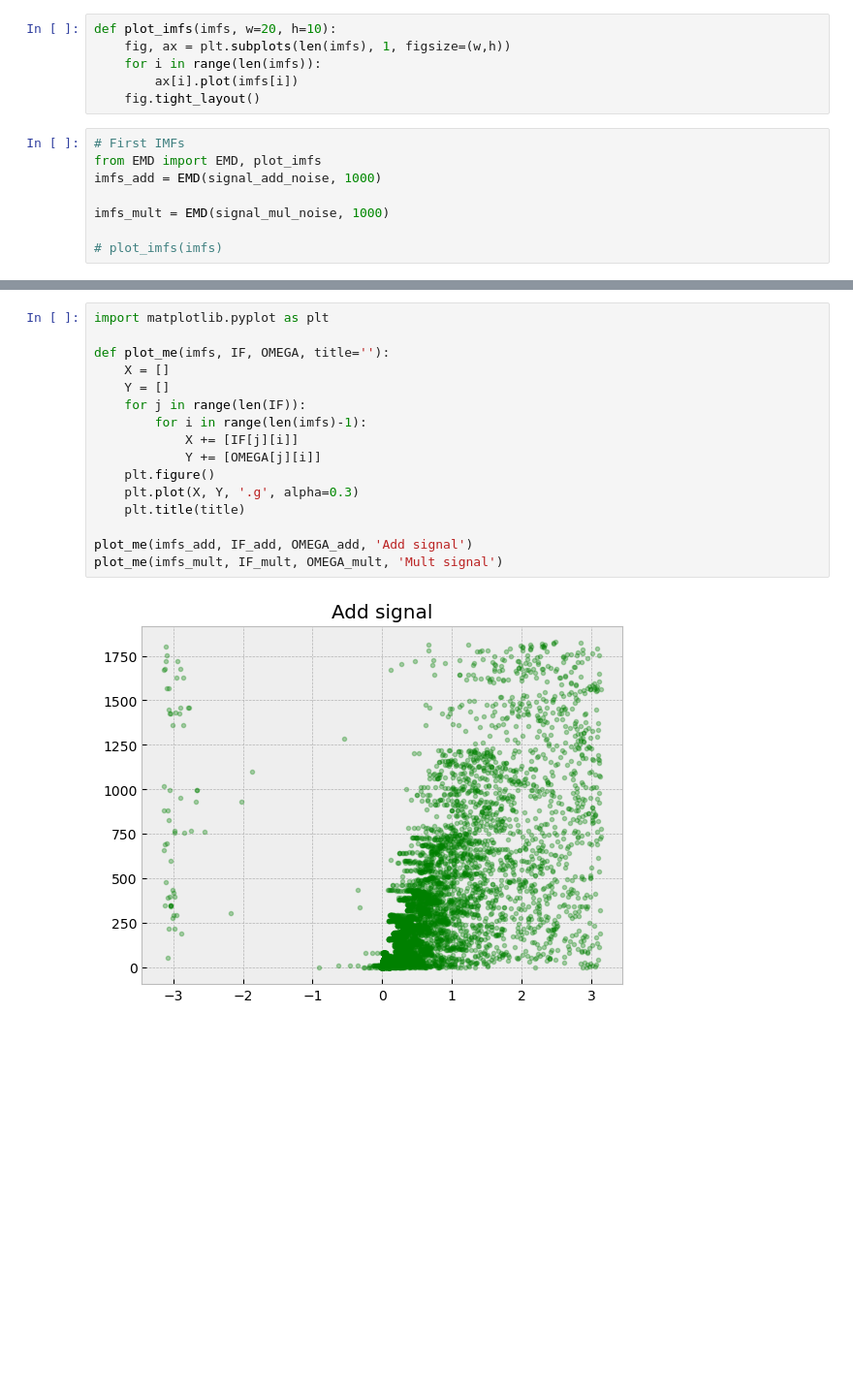
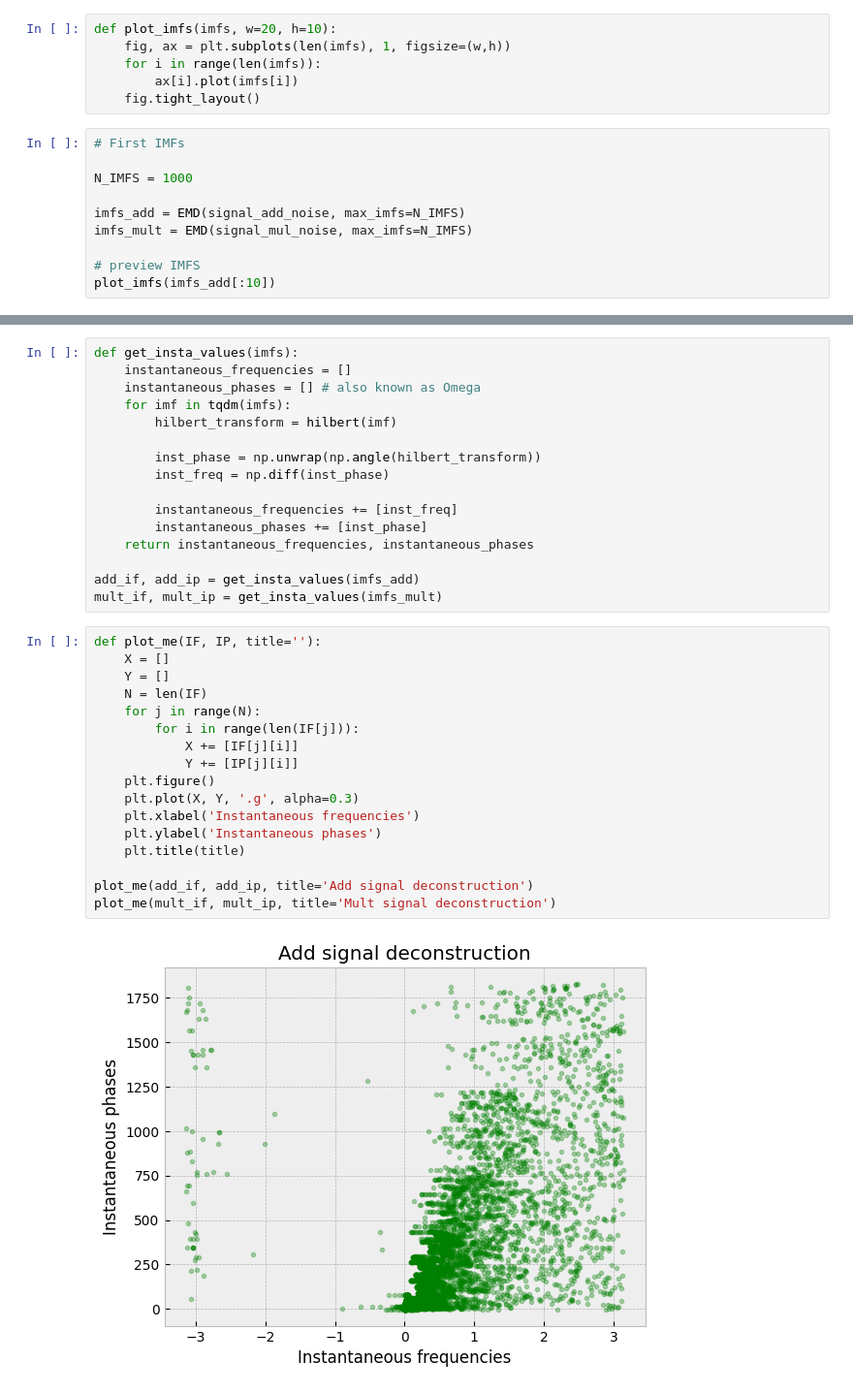
Before and after one commit to ivanvoid/HHSA, a Jupyter notebook: Holo-Hilbert-SA.ipynb, the cells around one changed output, grey strips where cells are left out. Shown at 97% size. Drawn from its saved outputs; the diff is of its cells as text; blank space fills up the shorter version.

Commit message:
code refactoring, added more plots

```diff
--- a/Holo-Hilbert-SA.ipynb
+++ b/Holo-Hilbert-SA.ipynb
@@ -58,9 +84,11 @@ def plot_imfs(imfs, w=20, h=10):
     fig.tight_layout()
 # %%
 # First IMFs
-from EMD import EMD, plot_imfs
-imfs_add = EMD(signal_add_noise, 1000)
 
-imfs_mult = EMD(signal_mul_noise, 1000)
+N_IMFS = 1000
 
-# plot_imfs(imfs)
+imfs_add = EMD(signal_add_noise, max_imfs=N_IMFS)
+imfs_mult = EMD(signal_mul_noise, max_imfs=N_IMFS)
+
+# preview IMFS
+plot_imfs(imfs_add[:10])
@@ -99,18 +97,35 @@ IF_mult, _, OMEGA_mult = get_plot_data(imfs_mult)
+# %%
+def get_insta_values(imfs):
+    instantaneous_frequencies = []
+    instantaneous_phases = [] # also known as Omega
+    for imf in tqdm(imfs):
+        hilbert_transform = hilbert(imf)
+
+        inst_phase = np.unwrap(np.angle(hilbert_transform))
+        inst_freq = np.diff(inst_phase)
+
+        instantaneous_frequencies += [inst_freq]
+        instantaneous_phases += [inst_phase]
+    return instantaneous_frequencies, instantaneous_phases
+
+add_if, add_ip = get_insta_values(imfs_add)
+mult_if, mult_ip = get_insta_values(imfs_mult)
 # %%
-import matplotlib.pyplot as plt
-
-def plot_me(imfs, IF, OMEGA, title=''):
+def plot_me(IF, IP, title=''):
     X = []
     Y = []
-    for j in range(len(IF)):
-        for i in range(len(imfs)-1):
+    N = len(IF)
+    for j in range(N):
+        for i in range(len(IF[j])):
             X += [IF[j][i]]
-            Y += [OMEGA[j][i]]
+            Y += [IP[j][i]]
     plt.figure()
     plt.plot(X, Y, '.g', alpha=0.3)
+    plt.xlabel('Instantaneous frequencies')
+    plt.ylabel('Instantaneous phases')
     plt.title(title)
 
-plot_me(imfs_add, IF_add, OMEGA_add, 'Add signal')
-plot_me(imfs_mult, IF_mult, OMEGA_mult, 'Mult signal')
+plot_me(add_if, add_ip, title='Add signal deconstruction')
+plot_me(mult_if, mult_ip, title='Mult signal deconstruction')
 # %% [output]
-[figure, old version]
+[figure, new version]
```
Also changed, not shown: parts of 28 cells of this notebook, 4 other files.
